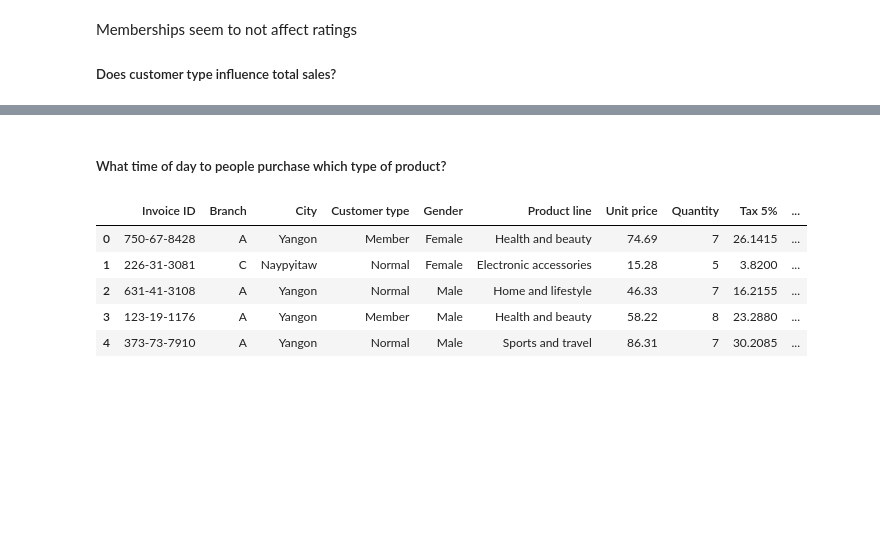
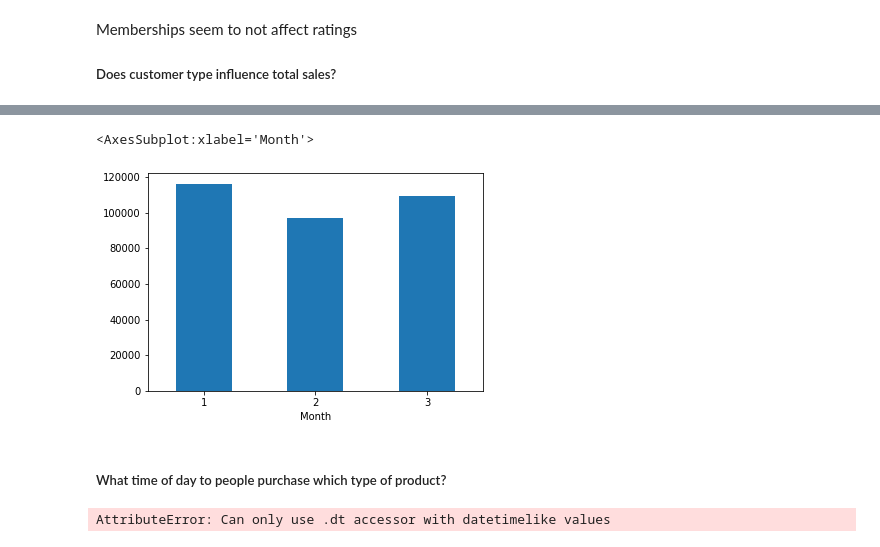
Before and after one commit to artemedius/repo, a Jupyter notebook: sales.ipynb, the cells around one changed output, grey strips where cells are left out. Saved outputs shown, nothing was run; the diff lists cells and outputs as text; code cells hidden in the pictures; blank space fills up the shorter version.

```diff
--- a/sales.ipynb
+++ b/sales.ipynb
@@ -52,0 +56,3 @@ customer_2.plot.bar(rot=0)
+# %%
+df['Month'] = df['Date'].dt.month
+df.head()
@@ -53,11 +66,11 @@ customer_2.plot.bar(rot=0)
+# %%
+df.groupby(['Month'])['Total'].sum().plot.bar(rot=0)
+# %% [output]
+<AxesSubplot:xlabel='Month'>
+[figure, added]
 # %% [markdown]
 ##### What time of day to people purchase which type of product?
-# %%
-df.head()
-# %% [output]
-|  | Invoice ID | Branch | City | Customer type | Gender | Product line | Unit price | Quantity | Tax 5% | ... |
-| 0 | 750-67-8428 | A | Yangon | Member | Female | Health and beauty | 74.69 | 7 | 26.1415 | ... |
-| 1 | 226-31-3081 | C | Naypyitaw | Normal | Female | Electronic accessories | 15.28 | 5 | 3.8200 | ... |
-| 2 | 631-41-3108 | A | Yangon | Normal | Male | Home and lifestyle | 46.33 | 7 | 16.2155 | ... |
-| 3 | 123-19-1176 | A | Yangon | Member | Male | Health and beauty | 58.22 | 8 | 23.2880 | ... |
-| 4 | 373-73-7910 | A | Yangon | Normal | Male | Sports and travel | 86.31 | 7 | 30.2085 | ... |
+# %%
+df['Hour'] = df['Time'].dt.hour
+# %% [output]
+AttributeError: Can only use .dt accessor with datetimelike values
```
Also changed, not shown: parts of 6 cells of this notebook.
